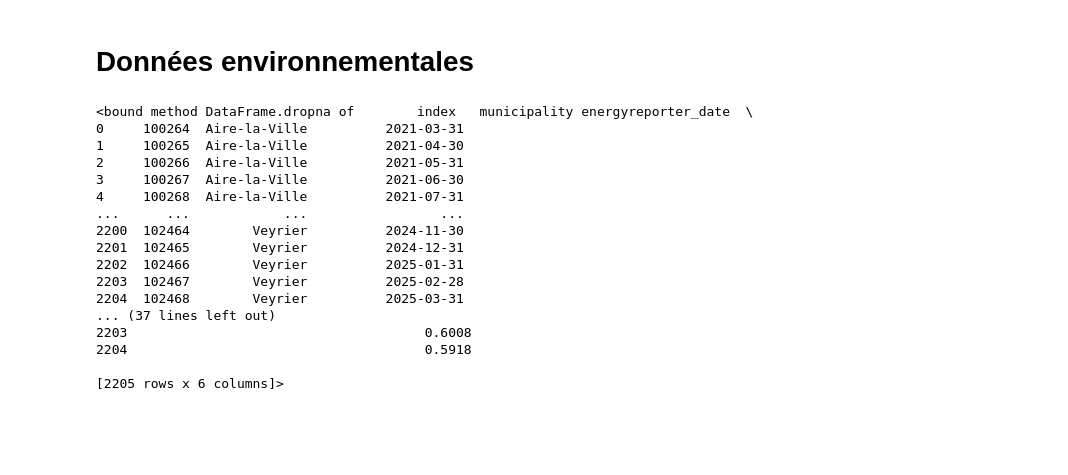
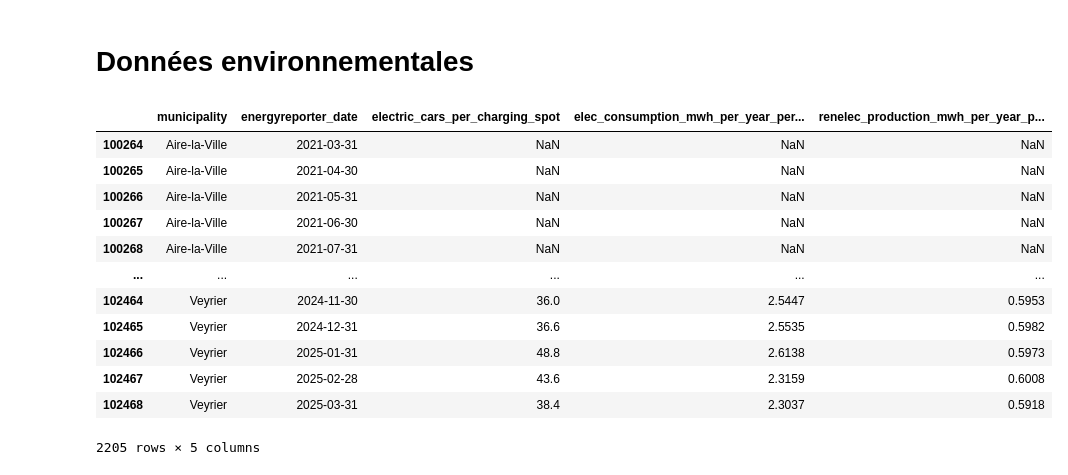
Before and after one commit to agbossoukoakou/CommunesDurableGeneve, a Jupyter notebook: Data_preparation/Test_creation_database.ipynb, the cells around one changed output. Cells and saved outputs as stored; diff of their text form; code cells hidden in the pictures; blank space fills up the shorter version.

```diff
--- a/Data_preparation/Test_creation_database.ipynb
+++ b/Data_preparation/Test_creation_database.ipynb
@@ -251,29 +335,21 @@ Data_superficie.to_csv("donnée_superficie.csv")
 # %%
 Data_env =pd.read_csv("energyreporter_municipality_historized.csv")
 Data_env_GE = Data_env.loc[Data_env["canton"]=="GE"]
 Data_env_GE = Data_env_GE[["municipality","energyreporter_date",
                            "electric_cars_per_charging_spot","elec_consumption_mwh_per_year_per_capita",
                            "renelec_production_mwh_per_year_per_capita"]]
-Data_env_GE.reset_index(inplace=True)
 Data_env_GE
-Data_env_GE_clean = Data_env_GE.replace([" ","  ","NA","NaN","n/a","unknomw"], np.nan)
-Data_env_GE_clean = Data_env_GE_clean.dropna
-Data_env_GE_clean
 # %% [output]
+|  | municipality | energyreporter_date | electric_cars_per_charging_spot | elec_consumption_mwh_per_year_per... | renelec_production_mwh_per_year_p... |
+| 100264 | Aire-la-Ville | 2021-03-31 | NaN | NaN | NaN |
+| 100265 | Aire-la-Ville | 2021-04-30 | NaN | NaN | NaN |
+| 100266 | Aire-la-Ville | 2021-05-31 | NaN | NaN | NaN |
+| 100267 | Aire-la-Ville | 2021-06-30 | NaN | NaN | NaN |
+| 100268 | Aire-la-Ville | 2021-07-31 | NaN | NaN | NaN |
+| ... | ... | ... | ... | ... | ... |
+| 102464 | Veyrier | 2024-11-30 | 36.0 | 2.5447 | 0.5953 |
+| 102465 | Veyrier | 2024-12-31 | 36.6 | 2.5535 | 0.5982 |
+| 102466 | Veyrier | 2025-01-31 | 48.8 | 2.6138 | 0.5973 |
+| 102467 | Veyrier | 2025-02-28 | 43.6 | 2.3159 | 0.6008 |
+| 102468 | Veyrier | 2025-03-31 | 38.4 | 2.3037 | 0.5918 |
-<bound method DataFrame.dropna of        index   municipality energyreporter_date  \
-0     100264  Aire-la-Ville          2021-03-31
-1     100265  Aire-la-Ville          2021-04-30
-2     100266  Aire-la-Ville          2021-05-31
-3     100267  Aire-la-Ville          2021-06-30
-4     100268  Aire-la-Ville          2021-07-31
-...      ...            ...                 ...
-2200  102464        Veyrier          2024-11-30
-2201  102465        Veyrier          2024-12-31
-2202  102466        Veyrier          2025-01-31
-2203  102467        Veyrier          2025-02-28
-2204  102468        Veyrier          2025-03-31
-... (37 lines left out)
-2203                                      0.6008
-2204                                      0.5918
-
-[2205 rows x 6 columns]>
+2205 rows × 5 columns
```
Also changed, not shown: parts of 7 cells of this notebook, 3 other files.
